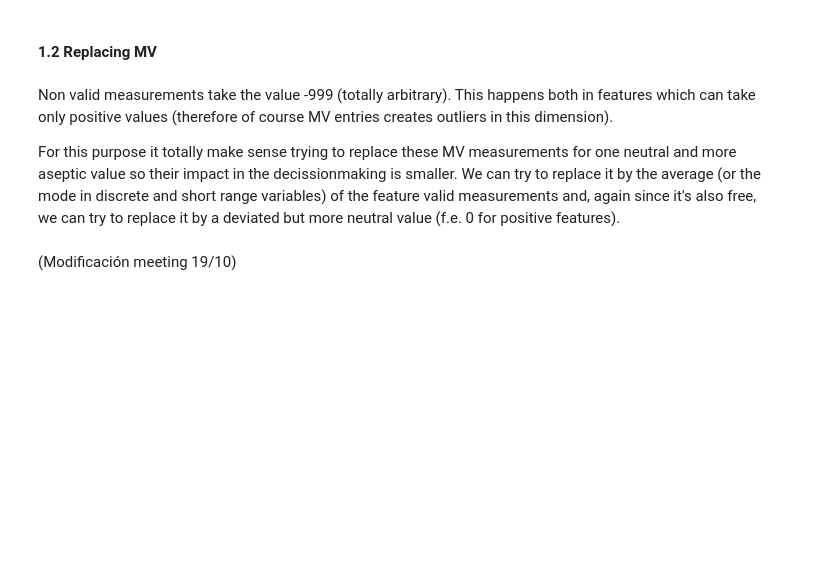
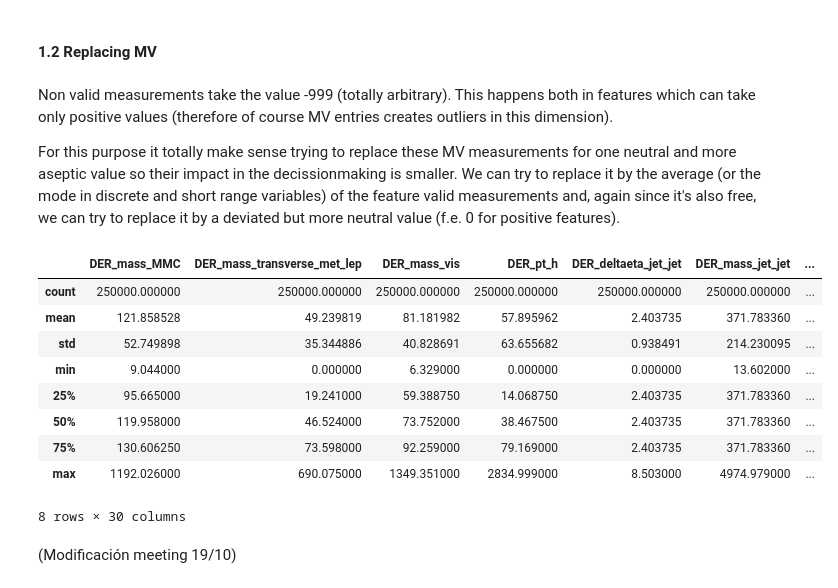
Before and after one commit to frblazquez/LC3, a Jupyter notebook: Project 1/scripts/data_preprocessing.ipynb, the cells around one changed output. Cells and saved outputs as stored; diff of their text form; code cells hidden in the pictures; blank space fills up the shorter version.

```diff
--- a/Project 1/scripts/data_preprocessing.ipynb
+++ b/Project 1/scripts/data_preprocessing.ipynb
@@ -236,11 +228,22 @@ df_test_MV_replaced_avg1['PRI_jet_subleading_pt']  = df_test_MV_replaced_avg1['P
 df_test_MV_replaced_avg1['PRI_jet_subleading_eta'] = df_test_MV_replaced_avg1['PRI_jet_subleading_eta'].replace(-999,PRI_jet_subleading_eta_nonMV_avg)
 df_test_MV_replaced_avg1['PRI_jet_subleading_phi'] = df_test_MV_replaced_avg1['PRI_jet_subleading_phi'].replace(-999,PRI_jet_subleading_phi_nonMV_avg)
 # %%
-# df_train_MV_replaced_avg.describe()
+df_train_MV_replaced_avg.describe()
 # df_test_MV_replaced_avg.describe()
 
 # To check function 'replace_MV_by_average' correctness
 # df_test_MV_replaced_avg.describe() - df_test_MV_replaced_avg1.describe()
+# %% [output]
+|  | DER_mass_MMC | DER_mass_transverse_met_lep | DER_mass_vis | DER_pt_h | DER_deltaeta_jet_jet | DER_mass_jet_jet | ... |
+| count | 250000.000000 | 250000.000000 | 250000.000000 | 250000.000000 | 250000.000000 | 250000.000000 | ... |
+| mean | 121.858528 | 49.239819 | 81.181982 | 57.895962 | 2.403735 | 371.783360 | ... |
+| std | 52.749898 | 35.344886 | 40.828691 | 63.655682 | 0.938491 | 214.230095 | ... |
+| min | 9.044000 | 0.000000 | 6.329000 | 0.000000 | 0.000000 | 13.602000 | ... |
+| 25% | 95.665000 | 19.241000 | 59.388750 | 14.068750 | 2.403735 | 371.783360 | ... |
+| 50% | 119.958000 | 46.524000 | 73.752000 | 38.467500 | 2.403735 | 371.783360 | ... |
+| 75% | 130.606250 | 73.598000 | 92.259000 | 79.169000 | 2.403735 | 371.783360 | ... |
+| max | 1192.026000 | 690.075000 | 1349.351000 | 2834.999000 | 8.503000 | 4974.979000 | ... |
+8 rows × 30 columns
 # %% [markdown]
 (Modificación meeting 19/10)
 # %%
```
Also changed, not shown: parts of 2 cells of this notebook, 4 other files.
